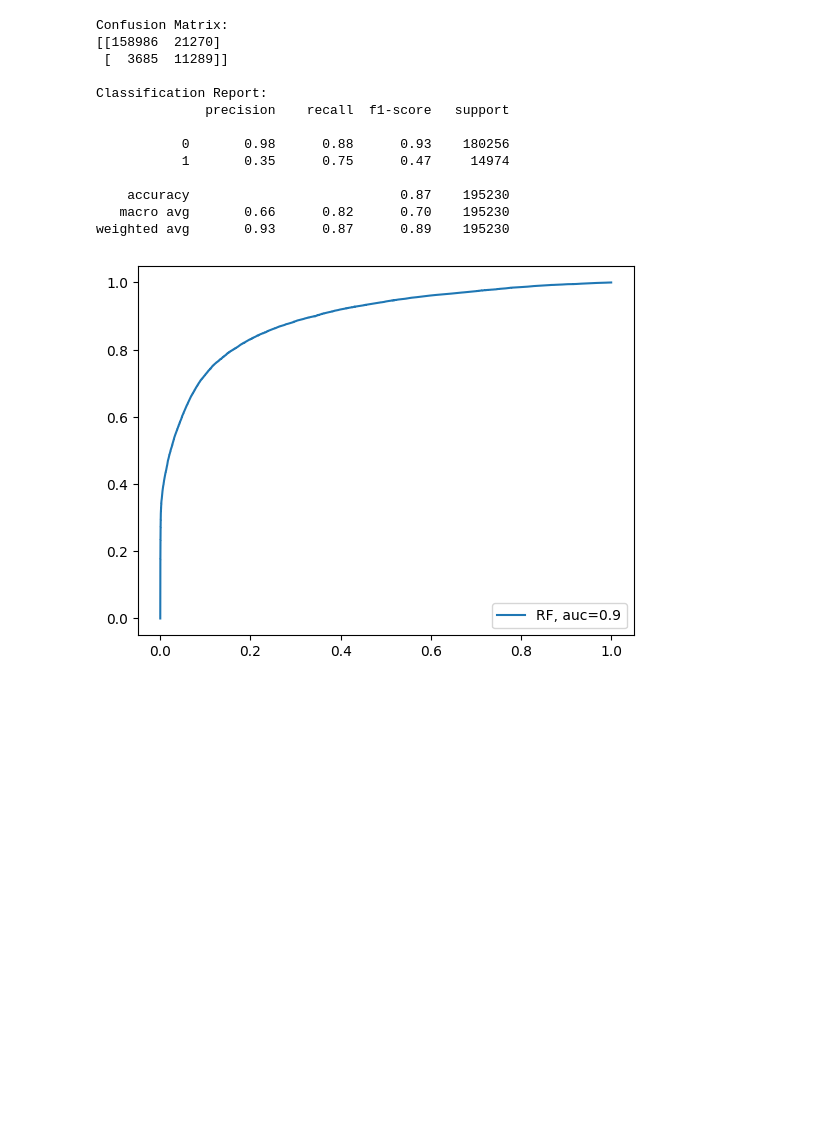
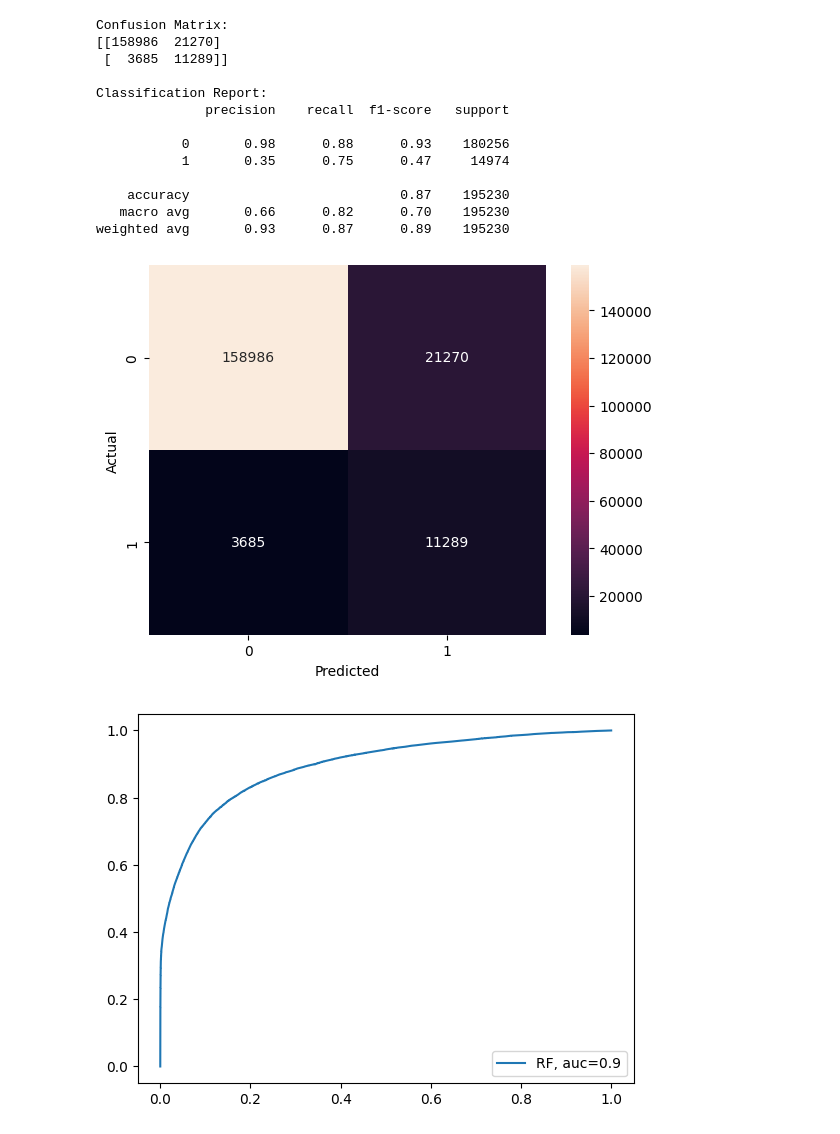
Before and after one commit to ArtoriasYANG/CHL5230H-Datathon-6, a Jupyter notebook: Datathon_6_Assessing_the_risk_of_Diabetes_Part_II.ipynb, the cells around one changed output. Saved outputs shown, nothing was run; the diff lists cells and outputs as text; code cells hidden in the pictures; blank space fills up the shorter version.

```diff
--- a/Datathon_6_Assessing_the_risk_of_Diabetes_Part_II.ipynb
+++ b/Datathon_6_Assessing_the_risk_of_Diabetes_Part_II.ipynb
@@ -1107,6 +1115,14 @@ Classification Report:
     accuracy                           0.87    195230
    macro avg       0.66      0.82      0.70    195230
 weighted avg       0.93      0.87      0.89    195230
+# %%
+# Visualizing confusion matrix
+sns.heatmap(conf_matrix, annot=True, fmt='d')
+plt.ylabel('Actual')
+plt.xlabel('Predicted')
+plt.show()
+# %% [output]
+[figure, added]
 # %%
 y_pred_proba = grid_search.predict_proba(X_test)[::,1]
 fpr, tpr, _ = roc_curve(y_test,  y_pred_proba)
```
Also changed, not shown: parts of 8 cells of this notebook.
